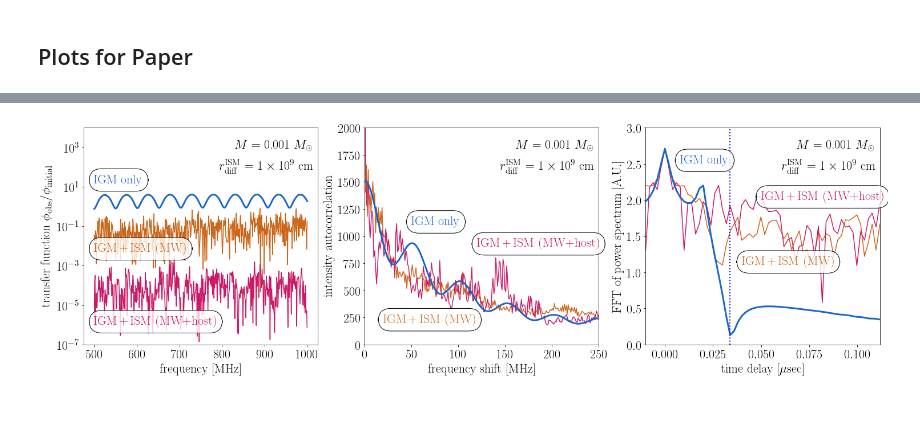
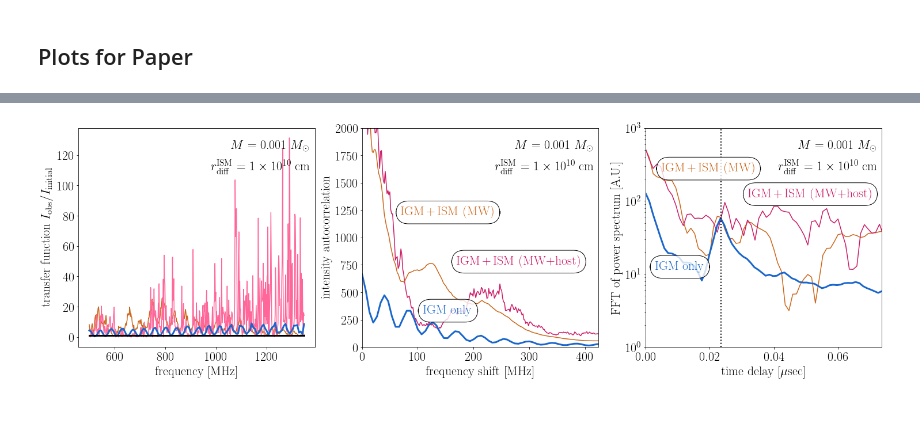
Before and after one commit to andrey-katz/FRB_lensing, a Jupyter notebook: frb.ipynb, the cells around one changed output, grey strips where cells are left out. Saved outputs shown, nothing was run; the diff lists cells and outputs as text; code cells hidden in the pictures.

Commit message:
Updates of frb.ipynb (new plots etc.)

```diff
--- a/frb.ipynb
+++ b/frb.ipynb
@@ -96,6 +96,7 @@ import re
 import time
 import pickle
 from collections import namedtuple
+import itertools
 import numpy.polynomial.polynomial as poly
 import scipy.special as sf
 import scipy.integrate as integ
@@ -112,6 +113,7 @@ if batch_mode:
     matplotlib.use('Agg')
 import matplotlib.pyplot as plt
 import matplotlib.colors as colors
+import matplotlib.patches as patches
 if not batch_mode:
     %matplotlib inline
     plt.rc('text', usetex=True)
@@ -184,7 +186,7 @@ eps          = 1e-8
 
 # Default x_diff
 x_diff_ism_0 = 2.2e8*u.cm
-x_diff_igm_0 = 1e12*u.cm
+x_diff_igm_0 = 1.5e15*u.cm
 
 # Seed random number generator
 if batch_mode:
@@ -581,8 +582,10 @@ def frb_analysis(run_summary, plot_file=None, ):
     # ---------------
     ax = plt.subplot(132)
     f_range_corr = f_range - f_range[0]
-    spect_corr   = np.array([ np.abs(np.mean(np.conj(spect_table) * np.roll(spect_table, n))) for n in range(len(omega_range)) ]) \
-                         / np.mean(np.abs(spect_table)**2)
+    T_table      = np.abs(spect_table_out/spect_table_in)**2
+#    spect_corr   = np.array([ np.abs(np.mean(np.conj(spect_table_out/spect_table_in) * np.roll((spect_table_out/spect_table_in), n))) for n in range(len(omega_range)) ]) \
+#                         / np.mean(np.abs(spect_table_out/spect_table_in)**2)
+    spect_corr   = np.abs(fft.ifft( np.abs(fft.fft(spect_table_out/spect_table_in)**2) )) / np.sum(np.abs(spect_table_out**2/spect_table_in**2)) # FIXME
     ax.plot(f_range_corr/u.MHz, spect_corr)
 #    ax.set_xlim(0., f_range_corr[100]/u.MHz)
     ax.grid(which='both')
@@ -1839,7 +2230,7 @@ if batch_mode != 0:
 # %% [markdown]
 ## Read output from batch runs
 # %%
-run_name = 'scint-igm2d'
+run_name = 'scint-mwism-xdiff1e8'
 with open(data_dir+'/'+run_name+'.summary.dat'.format(), 'rb') as f:
     run_summary = pickle.load(f)
 
@@ -1853,8 +2244,8 @@ dt_scint_table = x_ref_table**2 / (2. * 1.*u.kpc)
 dt_lens_table  = []
 sigma_table    = []
 for r in run_summary[:]:
-#    frb_analysis(r)
-    frb_analysis(r, plot_file='plots/'+run_name+'-Msun{:g}-xdiff{:g}.pdf'.format(r['M']/u.Msun, r['x_diff_ism']/u.cm))
+    frb_analysis(r)
+#    frb_analysis(r, plot_file='plots/'+run_name+'-Msun{:g}-xdiff{:g}.pdf'.format(r['M']/u.Msun, r['x_diff_ism']/u.cm))
     dt_lens_table.append(delta_t_lens(r['DS'], r['DL'], r['M'], r['y']))
     sigma_table.append(r['sigma_lens'])
 # %% [output]
@@ -1915,8 +2582,10 @@ plt.show()
 # %%
-all_run_names     = [ 'scint-igm', 'scint-igmmwism', 'scint-igmism' ]
+all_run_names     = [ 'scint-igm-0', 'scint-igmmwism-xdiff1e09', 'scint-igmism-xdiff1e09' ]
+all_run_names     = [ 'scint-igm-0', 'scint-igmhostism-xdiff1e10', 'scint-igmism-xdiff1e10' ]
+all_run_names     = [ 'scint-igm-0', 'scint-igmmwism-highres-xdiff1e10', 'scint-igmism-highres-xdiff1e10' ]
 all_run_summaries = []
 for run_name in all_run_names:
-    with open(data_dir+'/'+run_name+'-summary.dat'.format(), 'rb') as f:
+    with open(data_dir+'/'+run_name+'.summary.dat'.format(), 'rb') as f:
         all_run_summaries = all_run_summaries + pickle.load(f)
 
     #M_table        = np.array([ x['M']          for x in run_summary ])
@@ -1946,27 +2615,31 @@ dt_lens_disp    = [ delta_t_lens(DS[i], DL[i], M[i], y[i]) / (1. - 0.5*omega_p**
 #    x_ref       = Dsc / (np.mean(omega_range) * x_diff_ism)
 #    dt_scint    = x_ref**2 / (2. * Dsc)
 
-# power spectrum
-# --------------
+# power spectrum / transfer function
+# ----------------------------------
 plt.figure(figsize=(25,7))
 plt.rc('font', size=22)
 ax = plt.subplot(131)
+#ax.plot(f_range[1]/u.MHz, np.abs(spect_table_out[1])**2, color=(.8,.4,.1))
+#ax.plot(f_range[2]/u.MHz, np.abs(spect_table_out[2])**2, color=(1.,.4,.6))
+#ax.plot(f_range[0]/u.MHz, np.abs(spect_table_out[0])**2, color=(.1,.4,.8), ls='-', lw=3.)
+#ax.plot(f_range[0]/u.MHz, np.abs(spect_table_in[0])**2,  color=(0,0,0,))
+ax.plot(f_range[1]/u.MHz, np.abs(spect_table_out[1]/spect_table_in[1])**2, color=(.8,.4,.1))
+ax.plot(f_range[2]/u.MHz, np.abs(spect_table_out[2]/spect_table_in[2])**2, color=(1.,.4,.6))
 ax.plot(f_range[0]/u.MHz, np.abs(spect_table_out[0]/spect_table_in[0])**2, color=(.1,.4,.8), ls='-', lw=3.)
-ax.plot(f_range[1]/u.MHz, np.abs(spect_table_out[1]/spect_table_in[1])**2, color=(.8,.4,.1))
-ax.plot(f_range[2]/u.MHz, np.abs(spect_table_out[2]/spect_table_in[1])**2, color=(.8,.1,.4))
+ax.plot(f_range[0]/u.MHz, np.abs(spect_table_in[0] /spect_table_in[0])**2, color=(0.,0.,0.), ls='-', lw=3.)
 ax.set_xlabel("frequency [MHz]")
-ax.set_ylabel("transfer function $\\phi_{\\rm obs} / \\phi_{\\rm initial}$")
-#ax.legend(loc='upper left')
-ax.set_yscale('log')
-ax.set_ylim(1e-7, 1e4)
+ax.set_ylabel("transfer function $I_{\\rm obs} / I_{\\rm initial}$")
+#ax.set_yscale('log')
+#ax.set_ylim(1e-3, 1e5)
 
 my_box = dict(boxstyle='round, rounding_size=1, pad=0.4', fc=(1,1,1,.8), ec='black')
-ax.text(500, 15,     r"IGM only",              color=(.1,.4,.8), bbox=my_box)
-ax.text(500, 0.5e-2, r"IGM\,+\,ISM (MW)",      color=(.8,.4,.1), bbox=my_box)
-ax.text(500, 1e-6,   r"IGM\,+\,ISM (MW+host)", color=(.8,.1,.4), bbox=my_box)
-ax.annotate(r"$M$ = {:5.2g} $M_\odot$".format(M[0]/u.Msun),
+#ax.text(1100, 10.,    r"IGM only",              color=(.1,.4,.8), bbox=my_box)
+#ax.text(500,  0.5e-2, r"IGM\,+\,ISM (MW)",      color=(.8,.4,.1), bbox=my_box)
+#ax.text(500,  3e2,    r"IGM\,+\,ISM (MW+host)", color=(.8,.1,.4), bbox=my_box)
+ax.annotate(r"$M$ = {:5.2g} $M_\odot$".format(M[2]/u.Msun),
             (0.98,0.94), xycoords='axes fraction', ha='right', va='top')
-ax.annotate(r'$r_\text{{diff}}^\text{{ISM}}$ = \num{{{:5.2g}}} cm'.format(all_run_summaries[0]['x_diff_ism']/u.cm),
+ax.annotate(r'$r_\text{{diff}}^\text{{ISM}}$ = \num{{{:5.2g}}} cm'.format(all_run_summaries[2]['x_diff_ism']/u.cm),
             (0.98,0.84), xycoords='axes fraction', ha='right', va='top')
 #    if not np.isnan(x_diff_igm):
 #        my_labels = my_labels + "$x_{{diff}}^{{igm}}$ = {:5.2g} cm\n".format(x_diff_igm/u.cm)
@@ -1980,55 +2653,56 @@ ax           = plt.subplot(132)
 f_range_corr = [ f_range[i] - f_range[i][0] for i in range(len(f_range)) ]
 spect_corr   = [ fft.ifft( np.abs(fft.fft(np.abs(spect_table_out[i])**2)) ** 2 ) / np.mean(np.abs(spect_table_out[i])**2)**2 for i in range(len(f_range)) ]
 #spect_corr   = [ fft.ifft( np.abs(fft.fft(spect_table_out[i])) ** 2 ) / np.mean(np.abs(spect_table_out[i]))**2 for i in range(len(f_range)) ]
+# FIXME FIXME change this definition
+ax.plot(f_range_corr[2]/u.MHz, spect_corr[2], color=(.8,.1,.4))
 ax.plot(f_range_corr[1]/u.MHz, spect_corr[1], color=(.8,.4,.1))
-ax.plot(f_range_corr[2]/u.MHz, spect_corr[2], color=(.8,.1,.4))
 ax.plot(f_range_corr[0]/u.MHz, spect_corr[0], color=(.1,.4,.8), ls='-', lw=3.)
 ax.set_xlim(0., np.mean(f_range_corr[0]/u.MHz))
 ax.set_ylim(0.,2000.)
 ax.set_xlabel("frequency shift [MHz]")
 ax.set_ylabel("intensity autocorrelation")
 #ax.grid(which='both')
 
-ax.text( 50, 1100, r"IGM only",              color=(.1,.4,.8), bbox=my_box)
-ax.text( 20,  200, r"IGM\,+\,ISM (MW)",      color=(.8,.4,.1), bbox=my_box)
-ax.text(120,  900, r"IGM\,+\,ISM (MW+host)", color=(.8,.1,.4), bbox=my_box)
-ax.annotate(r"$M$ = {:5.2g} $M_\odot$".format(M[0]/u.Msun),
+ax.text(110,  300, r"IGM only",              color=(.1,.4,.8), bbox=my_box)
+ax.text( 70, 1200, r"IGM\,+\,ISM (MW)",      color=(.8,.4,.1), bbox=my_box)
+ax.text(170,  750, r"IGM\,+\,ISM (MW+host)", color=(.8,.1,.4), bbox=my_box)
+ax.annotate(r"$M$ = {:5.2g} $M_\odot$".format(M[2]/u.Msun),
             (0.98,0.94), xycoords='axes fraction', ha='right', va='top')
-ax.annotate(r'$r_\text{{diff}}^\text{{ISM}}$ = \num{{{:5.2g}}} cm'.format(all_run_summaries[0]['x_diff_ism']/u.cm),
+ax.annotate(r'$r_\text{{diff}}^\text{{ISM}}$ = \num{{{:5.2g}}} cm'.format(all_run_summaries[2]['x_diff_ism']/u.cm),
             (0.98,0.84), xycoords='axes fraction', ha='right', va='top')
 
 # FFT of power spectrum
 # ---------------------
 ax          = plt.subplot(133)
 domega      = [ (omega_range[i][-1] - omega_range[i][0]) / (len(omega_range[i]) - 1) for i in range(len(f_range)) ]
 dt_fft      = [ 2.*np.pi / (domega[i] * len(omega_range[i]))                         for i in range(len(f_range)) ]
 t_range_fft = [ np.arange(-np.pi/domega[i], np.pi*(1-eps)/domega[i], dt_fft[i])      for i in range(len(f_range)) ]
+#pspect_fft  = [ np.roll( np.abs(fft.fft(np.abs(spect_table_out[i]/spect_table_in[i])**2)) / np.mean(np.abs(spect_table_out[i]/spect_table_in[i])**2),
+#                                                            len(t_range_fft[i])//2 ) for i in range(len(f_range)) ]
 pspect_fft  = [ np.roll( np.abs(fft.fft(np.abs(spect_table_out[i])**2)) / np.mean(np.abs(spect_table_out[i])**2),
                                                             len(t_range_fft[i])//2 ) for i in range(len(f_range)) ]
-#pspect_fft  = [ np.roll( np.abs(fft.fft(np.abs(spect_table_out[i])**2))
-#                         / np.mean(np.abs(spect_table_out[i])**2), len(t_range_fft[i])//2 ) for i in range(len(f_range)) ]
-ax.plot(t_range_fft[1]/(1e-6*u.sec), np.log10(pspect_fft[1]), color=(.8,.4,.1))
-ax.plot(t_range_fft[2]/(1e-6*u.sec), np.log10(pspect_fft[2]), color=(.8,.1,.4))
-ax.plot(t_range_fft[0]/(1e-6*u.sec), np.log10(pspect_fft[0]), color=(.1,.4,.8), ls='-', lw=3.)
+ax.plot(t_range_fft[1]/(1e-6*u.sec), pspect_fft[1], color=(.8,.4,.1))
+ax.plot(t_range_fft[2]/(1e-6*u.sec), pspect_fft[2], color=(.8,.1,.4))
+ax.plot(t_range_fft[0]/(1e-6*u.sec), pspect_fft[0], color=(.1,.4,.8), ls='-', lw=3.)
         # log or no log? FIXME FIXME FIXME
 ax.set_xlabel(r"time delay [$\mu$sec]")
 ax.set_ylabel(r"FFT of power spectrum [A.U.]")
-ax.set_xlim(-0.01, t_range_fft[0][-200]/(1e-6*u.sec))
-ax.set_ylim(0.,3.)
+ax.set_xlim(-0.0, t_range_fft[0][-1]/(1e-6*u.sec))
+ax.set_ylim(1e0,1e3)
+ax.set_yscale('log')
 
-ax.text(0.008, 2.5, r"IGM only",              color=(.1,.4,.8), bbox=my_box)
-ax.text(0.04,  1.1, r"IGM\,+\,ISM (MW)",      color=(.8,.4,.1), bbox=my_box)
-ax.text(0.05,  2.0, r"IGM\,+\,ISM (MW+host)", color=(.8,.1,.4), bbox=my_box)
-ax.annotate(r"$M$ = {:5.2g} $M_\odot$".format(M[0]/u.Msun),
+ax.text(0.003, 10**1.05, r"IGM only",              color=(.1,.4,.8), bbox=my_box)
+ax.text(0.005, 10**2.4,  r"IGM\,+\,ISM (MW)",      color=(.8,.4,.1), bbox=my_box)
+ax.text(0.032, 10**2.05, r"IGM\,+\,ISM (MW+host)", color=(.8,.1,.4), bbox=my_box)
+ax.annotate(r"$M$ = {:5.2g} $M_\odot$".format(M[2]/u.Msun),
             (0.98,0.94), xycoords='axes fraction', ha='right', va='top')
-ax.annotate(r'$r_\text{{diff}}^\text{{ISM}}$ = \num{{{:5.2g}}} cm'.format(all_run_summaries[0]['x_diff_ism']/u.cm),
+ax.annotate(r'$r_\text{{diff}}^\text{{ISM}}$ = \num{{{:5.2g}}} cm'.format(all_run_summaries[2]['x_diff_ism']/u.cm),
             (0.98,0.84), xycoords='axes fraction', ha='right', va='top')
-#ax.axvline(x=(dt_lens[0] - 0*dt_fft[0]) / (1e-6*u.sec), linestyle=':', color='black', linewidth=2)
-ax.axvline(x=delta_t_lens(1*u.Gpc, 0.5*u.Gpc, 1e-3*u.Msun,
-           1.*rE(0.5*u.Gpc,0.25*u.Gpc,1e-3*u.Msun) / rE(1.*u.Gpc,0.5*u.Gpc,1e-3*u.Msun)) \
-           / (1e-6*u.sec), linestyle=':', color='blue', linewidth=2)
+ax.axvline(x=dt_lens[0] / (1e-6*u.sec), linestyle=':', color='black', linewidth=2)
+ax.annotate(r'lensing signal', (0.024,0.9), rotation=90)
 
+plt.savefig('plots/pspect.pdf', bbox_inches='tight')
 plt.show()
 plt.close()
 # %% [output]
-[figure, old version]
+[figure, new version]
```
Also changed, not shown: parts of 19 cells of this notebook.
